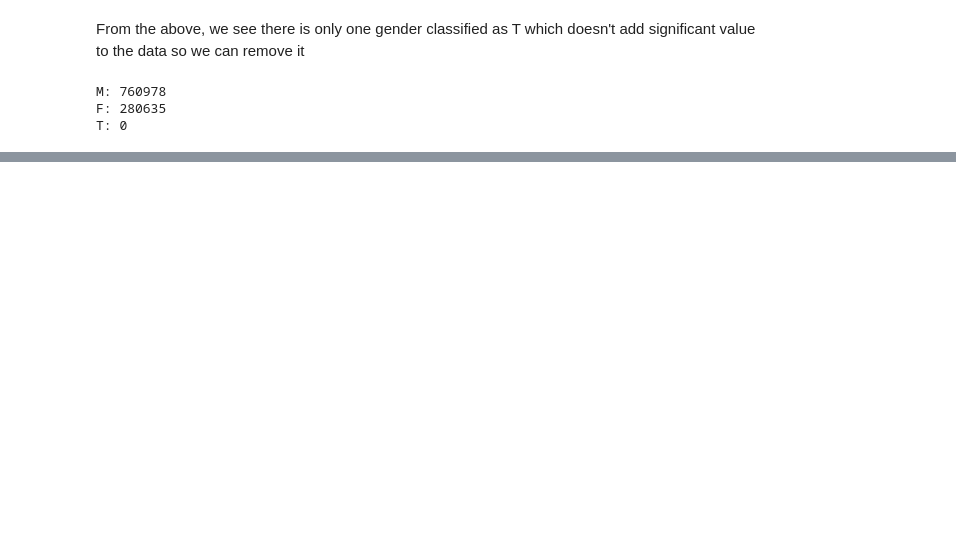
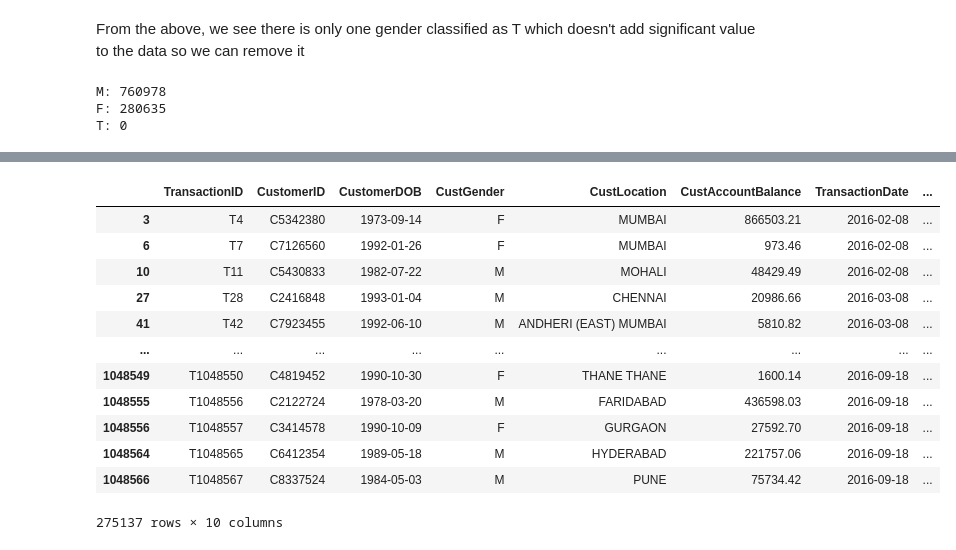
Before and after one commit to m1hammad/customer_segmentation, a Jupyter notebook: cust-seg.ipynb, the cells around one changed output, grey strips where cells are left out. Cells and saved outputs as stored; diff of their text form; code cells hidden in the pictures; blank space fills up the shorter version.

```diff
--- a/cust-seg.ipynb
+++ b/cust-seg.ipynb
@@ -119,0 +201,17 @@ Length: 141961, dtype: int64
+# %%
+duplicate_customers_df = bank_data[bank_data['CustomerID'].isin(duplicate_customer_id.index)]
+duplicate_customers_df
+# %% [output]
+|  | TransactionID | CustomerID | CustomerDOB | CustGender | CustLocation | CustAccountBalance | TransactionDate | ... |
+| 3 | T4 | C5342380 | 1973-09-14 | F | MUMBAI | 866503.21 | 2016-02-08 | ... |
+| 6 | T7 | C7126560 | 1992-01-26 | F | MUMBAI | 973.46 | 2016-02-08 | ... |
+| 10 | T11 | C5430833 | 1982-07-22 | M | MOHALI | 48429.49 | 2016-02-08 | ... |
+| 27 | T28 | C2416848 | 1993-01-04 | M | CHENNAI | 20986.66 | 2016-03-08 | ... |
+| 41 | T42 | C7923455 | 1992-06-10 | M | ANDHERI (EAST) MUMBAI | 5810.82 | 2016-03-08 | ... |
+| ... | ... | ... | ... | ... | ... | ... | ... | ... |
+| 1048549 | T1048550 | C4819452 | 1990-10-30 | F | THANE THANE | 1600.14 | 2016-09-18 | ... |
+| 1048555 | T1048556 | C2122724 | 1978-03-20 | M | FARIDABAD | 436598.03 | 2016-09-18 | ... |
+| 1048556 | T1048557 | C3414578 | 1990-10-09 | F | GURGAON | 27592.70 | 2016-09-18 | ... |
+| 1048564 | T1048565 | C6412354 | 1989-05-18 | M | HYDERABAD | 221757.06 | 2016-09-18 | ... |
+| 1048566 | T1048567 | C8337524 | 1984-05-03 | M | PUNE | 75734.42 | 2016-09-18 | ... |
+275137 rows × 10 columns
```
Also changed, not shown: parts of 13 cells of this notebook.
